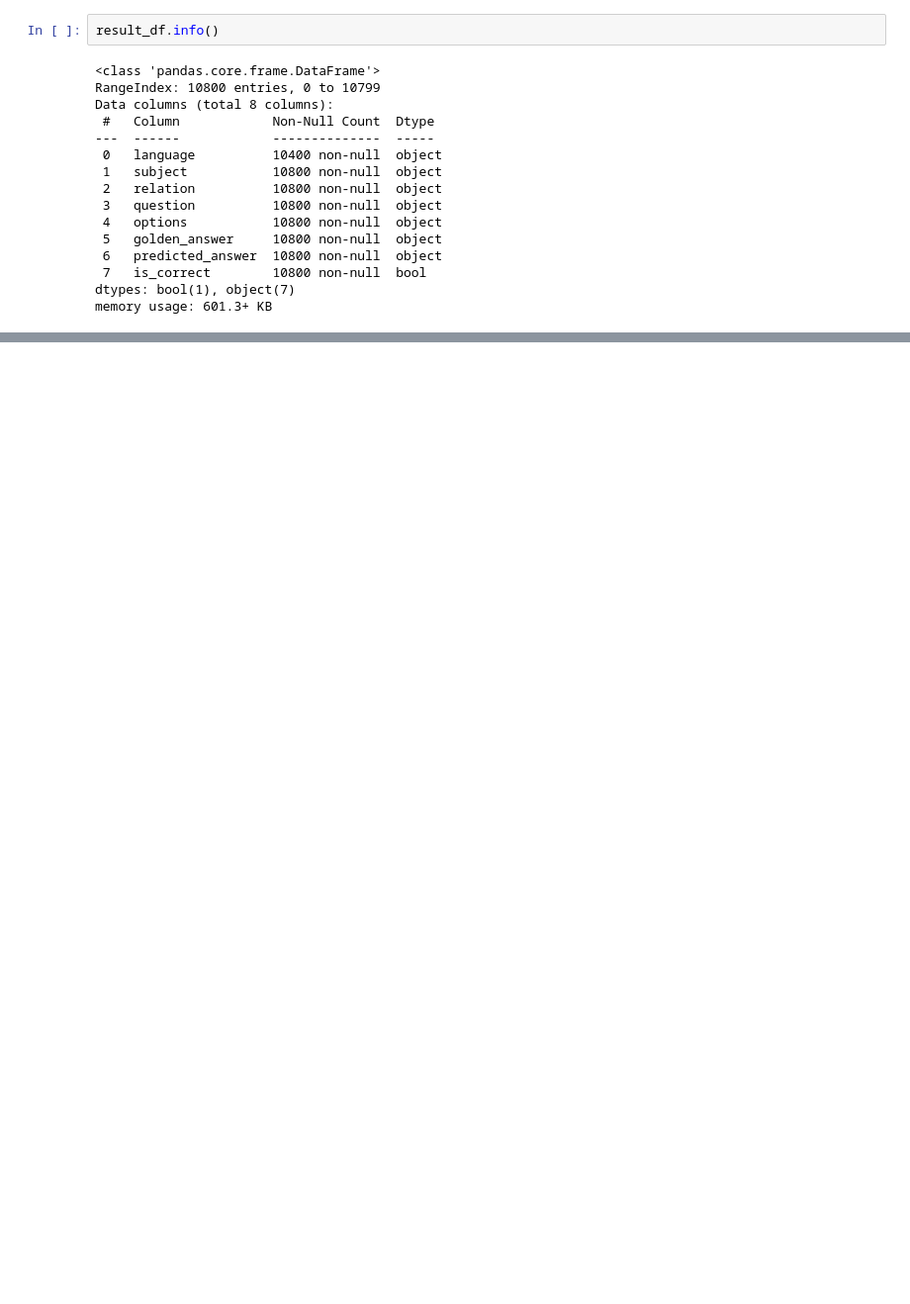
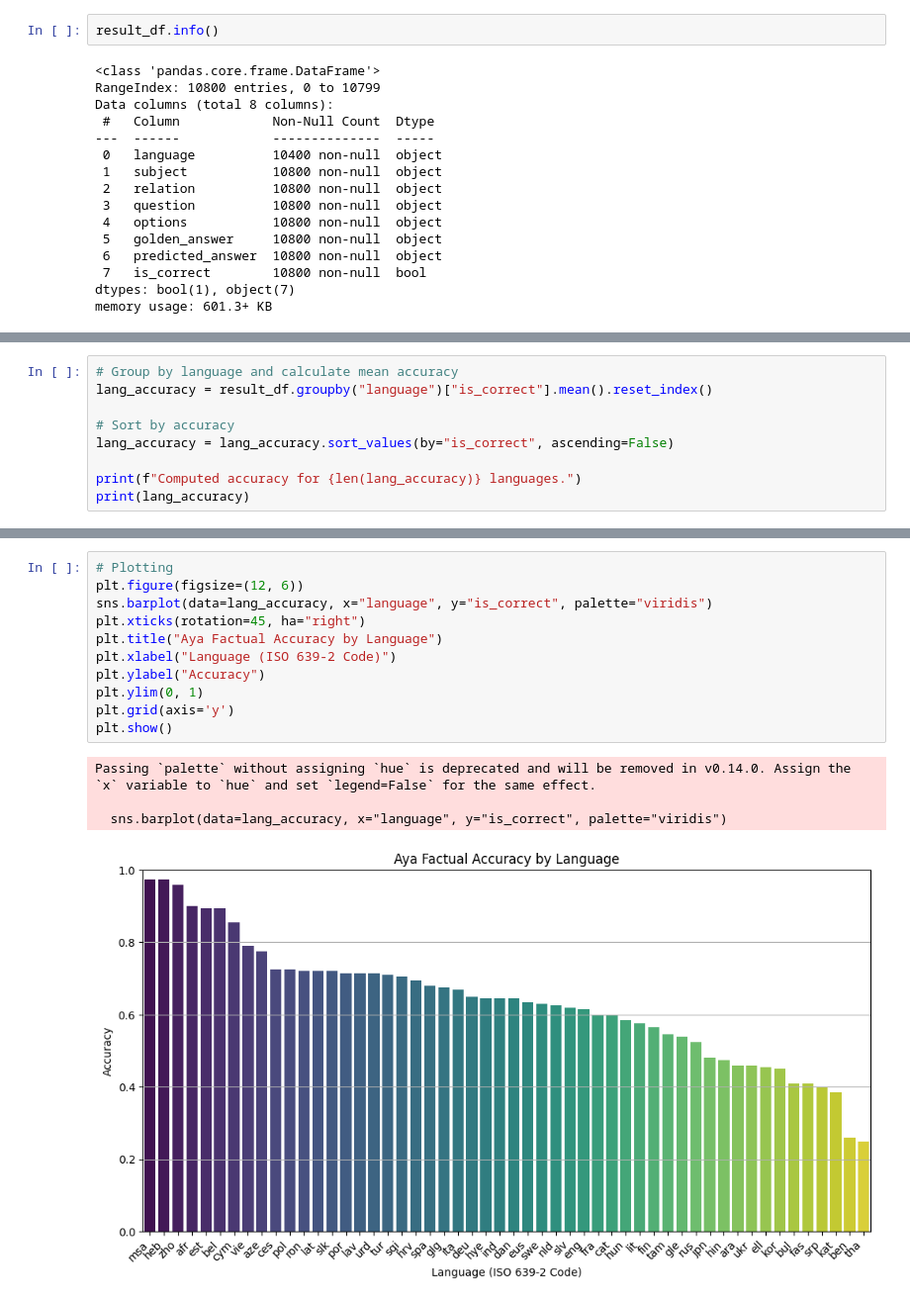
Before and after one commit to muhammadravi251001/understanding-how-Aya-thinks, a Jupyter notebook: notebooks/factual_knowledge_analysis.ipynb, the cells around one changed output, grey strips where cells are left out. Shown: that part at 99% size. Cells and saved outputs as stored; diff of their text form; blank space fills up the shorter version.

```diff
--- a/notebooks/factual_knowledge_analysis.ipynb
+++ b/notebooks/factual_knowledge_analysis.ipynb
@@ -48,0 +51,9 @@ memory usage: 601.3+ KB
+# %%
+# Group by language and calculate mean accuracy
+lang_accuracy = result_df.groupby("language")["is_correct"].mean().reset_index()
+
+# Sort by accuracy
+lang_accuracy = lang_accuracy.sort_values(by="is_correct", ascending=False)
+
+print(f"Computed accuracy for {len(lang_accuracy)} languages.")
+print(lang_accuracy)
@@ -48,0 +78,16 @@ memory usage: 601.3+ KB
+# %%
+# Plotting
+plt.figure(figsize=(12, 6))
+sns.barplot(data=lang_accuracy, x="language", y="is_correct", palette="viridis")
+plt.xticks(rotation=45, ha="right")
+plt.title("Aya Factual Accuracy by Language")
+plt.xlabel("Language (ISO 639-2 Code)")
+plt.ylabel("Accuracy")
+plt.ylim(0, 1)
+plt.grid(axis='y')
+plt.show()
+# %% [output]
+Passing `palette` without assigning `hue` is deprecated and will be removed in v0.14.0. Assign the `x` variable to `hue` and set `legend=False` for the same effect.
+
+  sns.barplot(data=lang_accuracy, x="language", y="is_correct", palette="viridis")
+[figure, added]
```
Also changed, not shown: parts of 20 cells of this notebook, 11 other files.
